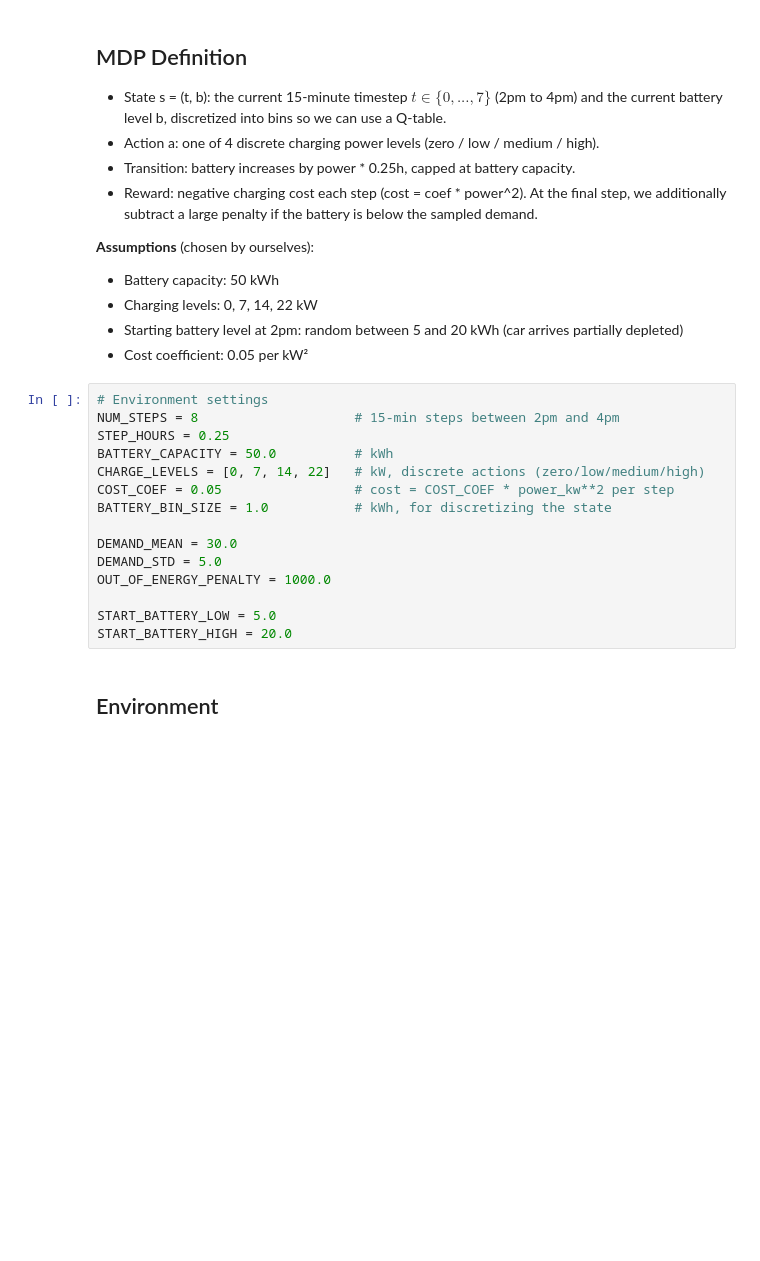
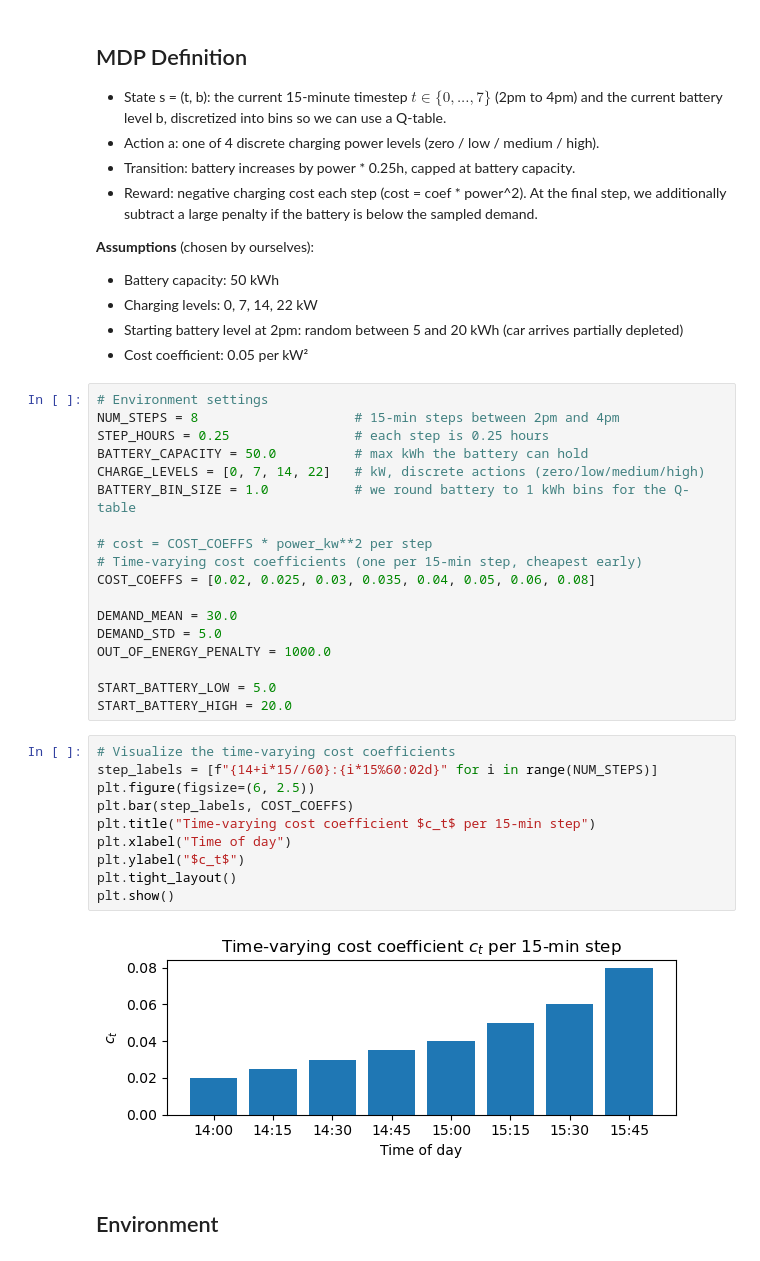
Before and after one commit to angfe/Group-3-AAA, a Jupyter notebook: notebooks/04_01_smart_charging_reinforcement_learning.ipynb, the cells around one changed output. Drawn from its saved outputs; the diff is of its cells as text; blank space fills up the shorter version.

```diff
--- a/notebooks/04_01_smart_charging_reinforcement_learning.ipynb
+++ b/notebooks/04_01_smart_charging_reinforcement_learning.ipynb
@@ -23,11 +23,14 @@ from collections import defaultdict
 # %%
 # Environment settings
 NUM_STEPS = 8                    # 15-min steps between 2pm and 4pm
-STEP_HOURS = 0.25
-BATTERY_CAPACITY = 50.0          # kWh
+STEP_HOURS = 0.25                # each step is 0.25 hours
+BATTERY_CAPACITY = 50.0          # max kWh the battery can hold
 CHARGE_LEVELS = [0, 7, 14, 22]   # kW, discrete actions (zero/low/medium/high)
-COST_COEF = 0.05                 # cost = COST_COEF * power_kw**2 per step
-BATTERY_BIN_SIZE = 1.0           # kWh, for discretizing the state
+BATTERY_BIN_SIZE = 1.0           # we round battery to 1 kWh bins for the Q-table
+
+# cost = COST_COEFFS * power_kw**2 per step
+# Time-varying cost coefficients (one per 15-min step, cheapest early)
+COST_COEFFS = [0.02, 0.025, 0.03, 0.035, 0.04, 0.05, 0.06, 0.08]
 
 DEMAND_MEAN = 30.0
 DEMAND_STD = 5.0
@@ -35,6 +38,18 @@ OUT_OF_ENERGY_PENALTY = 1000.0
 
 START_BATTERY_LOW = 5.0
 START_BATTERY_HIGH = 20.0
+# %%
+# Visualize the time-varying cost coefficients
+step_labels = [f"{14+i*15//60}:{i*15%60:02d}" for i in range(NUM_STEPS)]
+plt.figure(figsize=(6, 2.5))
+plt.bar(step_labels, COST_COEFFS)
+plt.title("Time-varying cost coefficient $c_t$ per 15-min step")
+plt.xlabel("Time of day")
+plt.ylabel("$c_t$")
+plt.tight_layout()
+plt.show()
+# %% [output]
+[figure, added]
 # %% [markdown]
 ## Environment
 # %%
```
Also changed, not shown: parts of 14 cells of this notebook.
